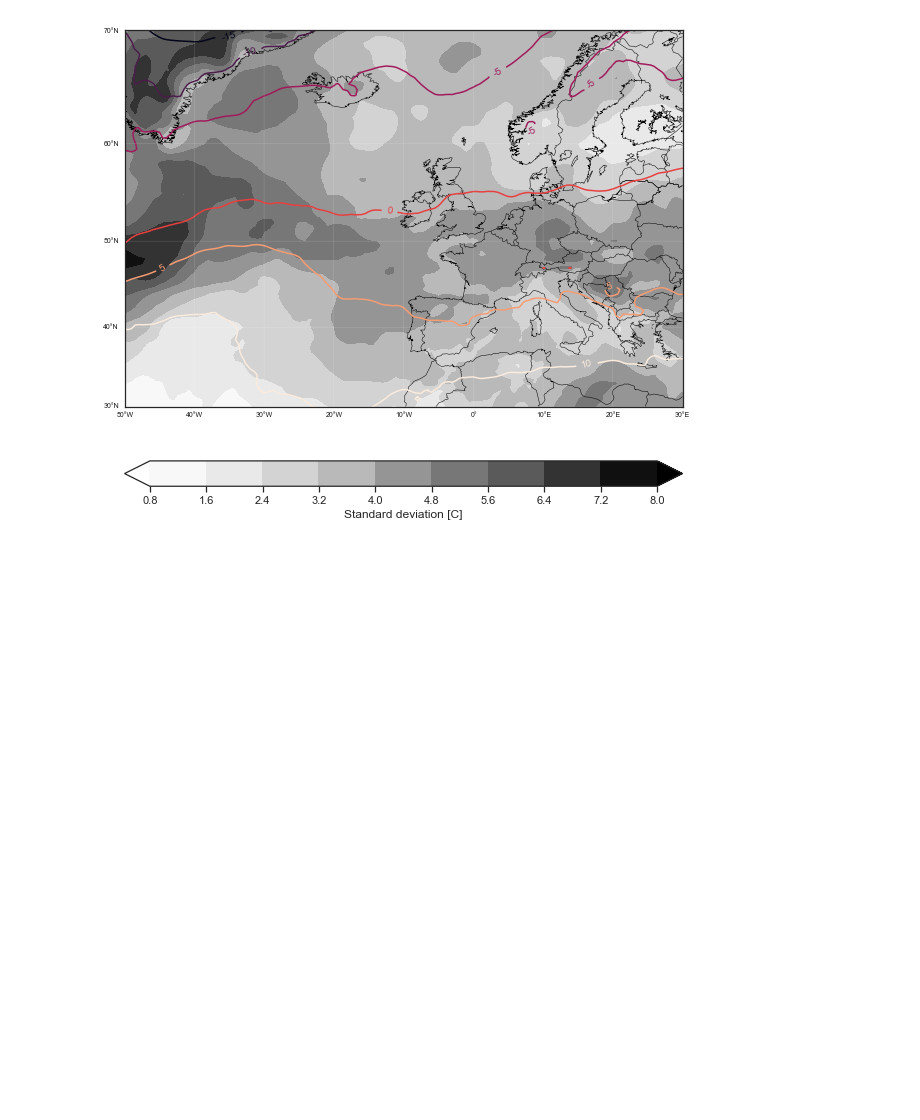
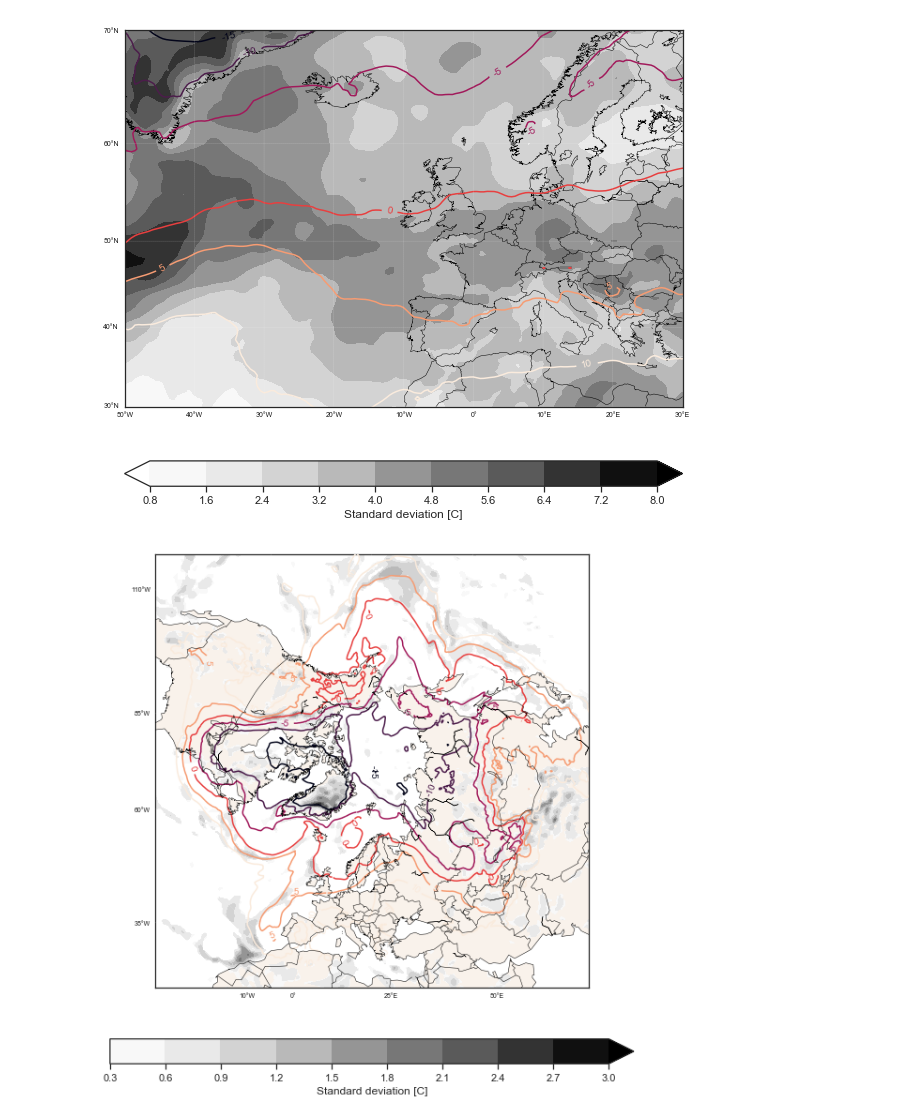
Before and after one commit to guidocioni/gens, a Jupyter notebook: plot_gefs.ipynb, the cells around one changed output. Cells and saved outputs as stored; diff of their text form; code cells hidden in the pictures; blank space fills up the shorter version.

```diff
--- a/plot_gefs.ipynb
+++ b/plot_gefs.ipynb
@@ -296,3 +339,33 @@ plt.colorbar(orientation='horizontal', label='Standard deviation [C]', pad=0.1,
 plt.show()
 # %% [output]
 [figure]
+# %%
+fig = plt.figure(figsize=(10,10))
+
+m = Basemap(projection="npstere", lon_0=20, lat_0=90, boundinglat=30,\
+               rsphere=6378160.0, ellps="WGS84",k_0=0.9330127018922193)
+
+# lon2d, lat2d = np.meshgrid(lon, lat)
+lon2d, lat2d = np.meshgrid(merged['lon'], merged['lat'])
+
+m.drawcoastlines(linewidth=0.5, linestyle='solid', color='black', zorder=5)
+m.drawcountries(linewidth=0.5, linestyle='solid', color='black', zorder=5)
+m.drawparallels(np.arange(-90.0, 90.0, 25.), linewidth=0.2, color='white',
+                labels=[True, False, False, True], fontsize=7, zorder=5)
+m.drawmeridians(np.arange(0.0, 360.0, 25.), linewidth=0.2, color='white',
+                labels=[True, False, False, True], fontsize=7, zorder=5)
+
+m.fillcontinents(zorder=1, color='peru', alpha=0.1)
+levels=(-15, -10, -5, 0, 5, 10)
+c = m.contour(lon2d, lat2d, t_850hpa.mean(axis=0)[0,:,:], extend='both', levels=levels, latlon=True, zorder=3)
+array=t_850hpa.std(axis=0)
+array=np.ma.masked_less_equal(array, 0.5)
+cs = m.contourf(lon2d, lat2d, array[0,:,:], extend='max', cmap='Greys', latlon=True, zorder=2)
+
+labels=plt.gca().clabel(c, c.levels, inline=True, fmt='%d' , fontsize=10)
+
+plt.colorbar(cs, orientation='horizontal', label='Standard deviation [C]', pad=0.07, fraction=0.04)
+
+plt.show()
+# %% [output]
+[figure, added]
```
Also changed, not shown: parts of 9 cells of this notebook, 6 other files.
